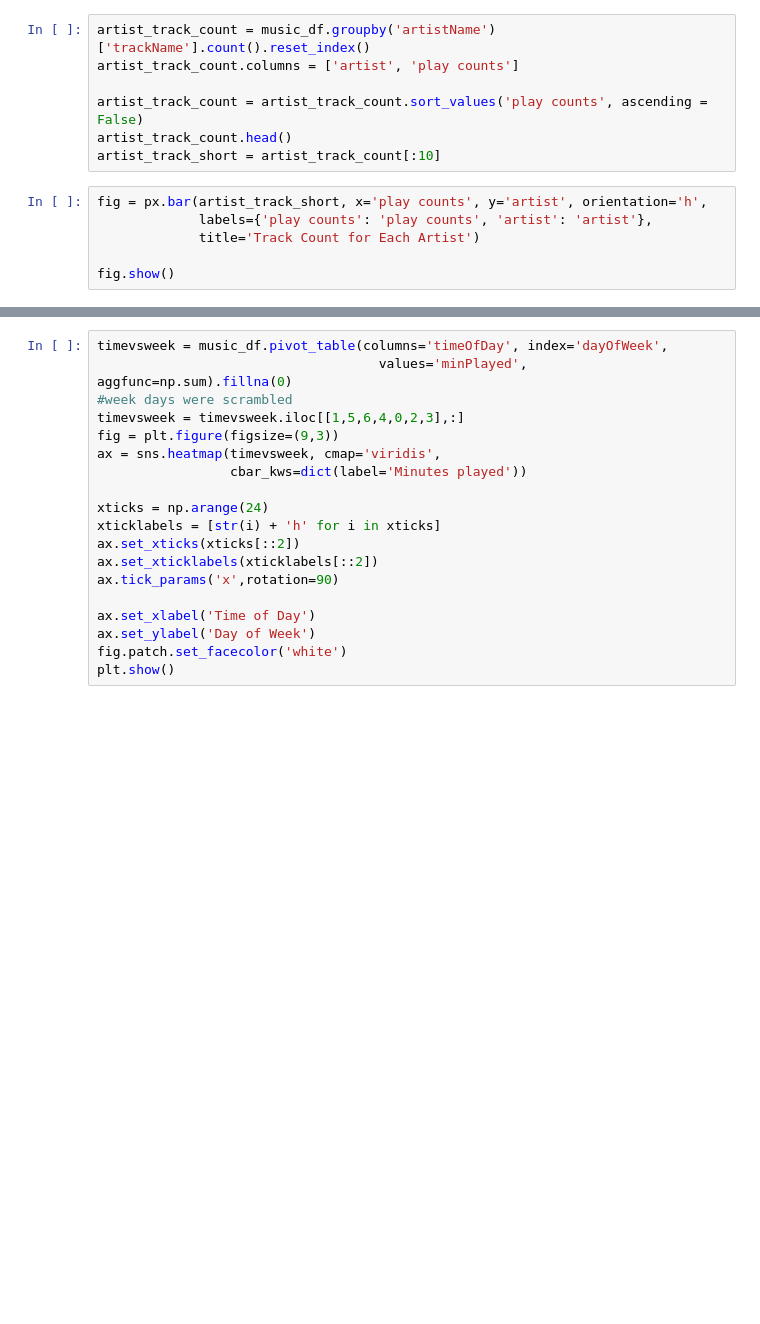
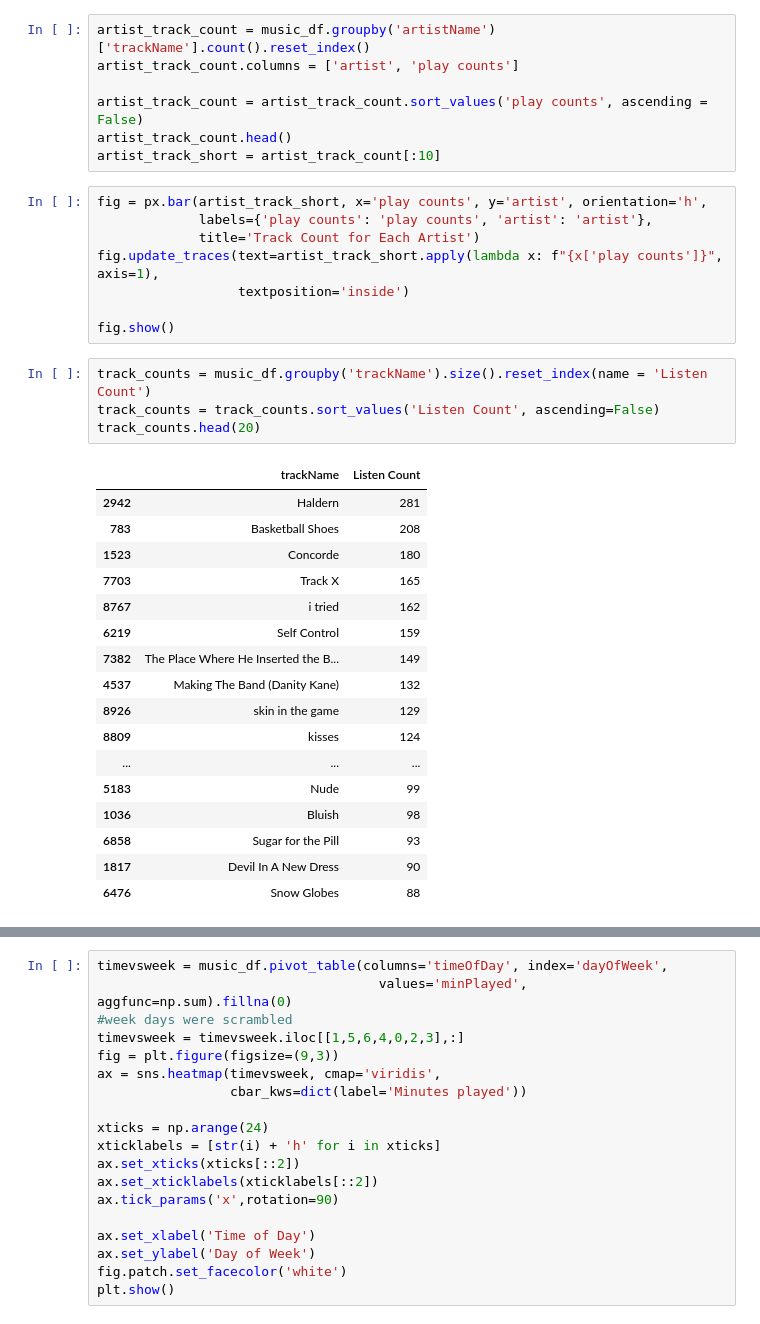
Before and after one commit to aporsch1/spotify_analysis, a Jupyter notebook: analysis.ipynb, the cells around one changed output, grey strips where cells are left out. Drawn from its saved outputs; the diff is of its cells as text; blank space fills up the shorter version.

Commit message:
added plot for most popular tracks on the year

```diff
--- a/analysis.ipynb
+++ b/analysis.ipynb
@@ -100,5 +100,29 @@ artist_track_short = artist_track_count[:10]
 fig = px.bar(artist_track_short, x='play counts', y='artist', orientation='h',
              labels={'play counts': 'play counts', 'artist': 'artist'},
              title='Track Count for Each Artist')
+fig.update_traces(text=artist_track_short.apply(lambda x: f"{x['play counts']}", axis=1),
+                  textposition='inside')
 
 fig.show()
+# %%
+track_counts = music_df.groupby('trackName').size().reset_index(name = 'Listen Count')
+track_counts = track_counts.sort_values('Listen Count', ascending=False)
+track_counts.head(20)
+# %% [output]
+|  | trackName | Listen Count |
+| 2942 | Haldern | 281 |
+| 783 | Basketball Shoes | 208 |
+| 1523 | Concorde | 180 |
+| 7703 | Track X | 165 |
+| 8767 | i tried | 162 |
+| 6219 | Self Control | 159 |
+| 7382 | The Place Where He Inserted the B... | 149 |
+| 4537 | Making The Band (Danity Kane) | 132 |
+| 8926 | skin in the game | 129 |
+| 8809 | kisses | 124 |
+| ... | ... | ... |
+| 5183 | Nude | 99 |
+| 1036 | Bluish | 98 |
+| 6858 | Sugar for the Pill | 93 |
+| 1817 | Devil In A New Dress | 90 |
+| 6476 | Snow Globes | 88 |
```
Also changed, not shown: parts of 1 cell of this notebook.
